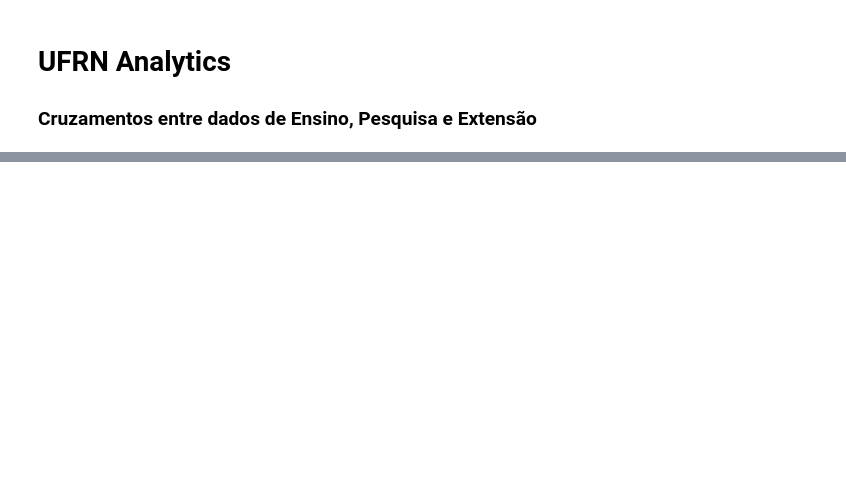
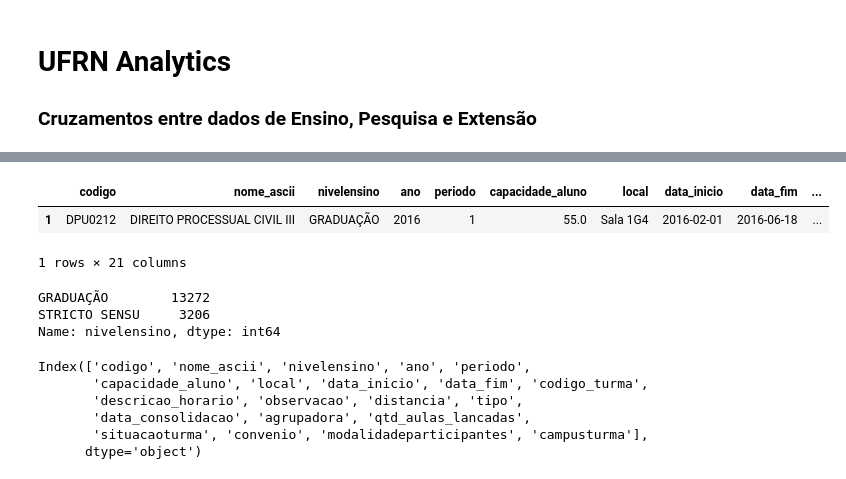
Before and after one commit to ycaroravel/UFRN-Analytics, a Jupyter notebook: Cruzamentos.ipynb, the cells around one changed output, grey strips where cells are left out. Saved outputs shown, nothing was run; the diff lists cells and outputs as text; code cells hidden in the pictures; blank space fills up the shorter version.

```diff
--- a/Cruzamentos.ipynb
+++ b/Cruzamentos.ipynb
@@ -101,0 +47,25 @@ ead.head()
+# %%
+turmas161 = pd.read_csv('turmas20161.csv',delimiter=';')
+turmas162 = pd.read_csv('turmas20162.csv',delimiter=';')
+turmas = turmas161.append([turmas162])
+turmas = turmas[(turmas['nivelensino']=='STRICTO SENSU') | (turmas['nivelensino']=='GRADUAÇÃO')]
+turmas.head(1)
+# %% [output]
+|  | codigo | nome_ascii | nivelensino | ano | periodo | capacidade_aluno | local | data_inicio | data_fim | ... |
+| 1 | DPU0212 | DIREITO PROCESSUAL CIVIL III | GRADUAÇÃO | 2016 | 1 | 55.0 | Sala 1G4 | 2016-02-01 | 2016-06-18 | ... |
+1 rows × 21 columns
+# %%
+turmas['nivelensino'].value_counts()
+# %% [output]
+GRADUAÇÃO        13272
+STRICTO SENSU     3206
+Name: nivelensino, dtype: int64
+# %%
+turmas.columns
+# %% [output]
+Index(['codigo', 'nome_ascii', 'nivelensino', 'ano', 'periodo',
+       'capacidade_aluno', 'local', 'data_inicio', 'data_fim', 'codigo_turma',
+       'descricao_horario', 'observacao', 'distancia', 'tipo',
+       'data_consolidacao', 'agrupadora', 'qtd_aulas_lancadas',
+       'situacaoturma', 'convenio', 'modalidadeparticipantes', 'campusturma'],
+      dtype='object')
```
Also changed, not shown: parts of 7 cells of this notebook, 3 other files.
